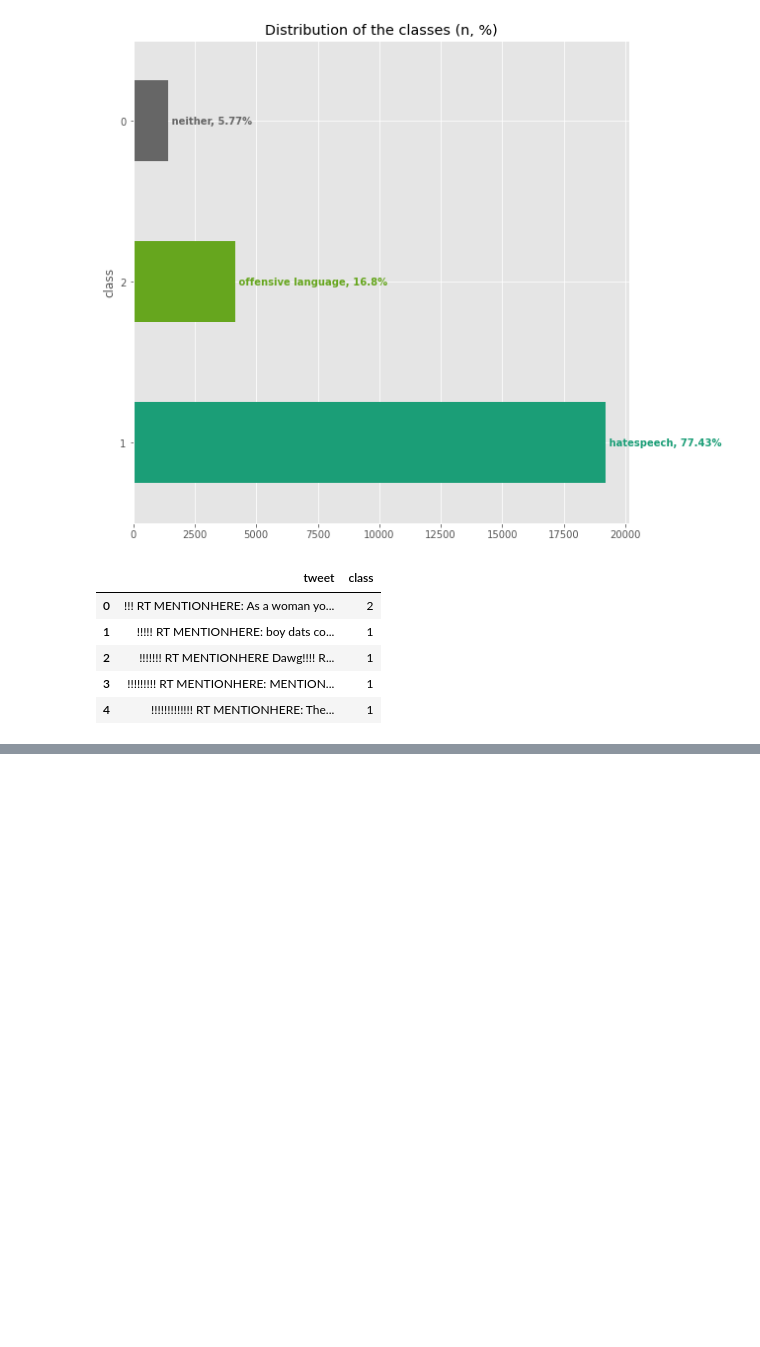
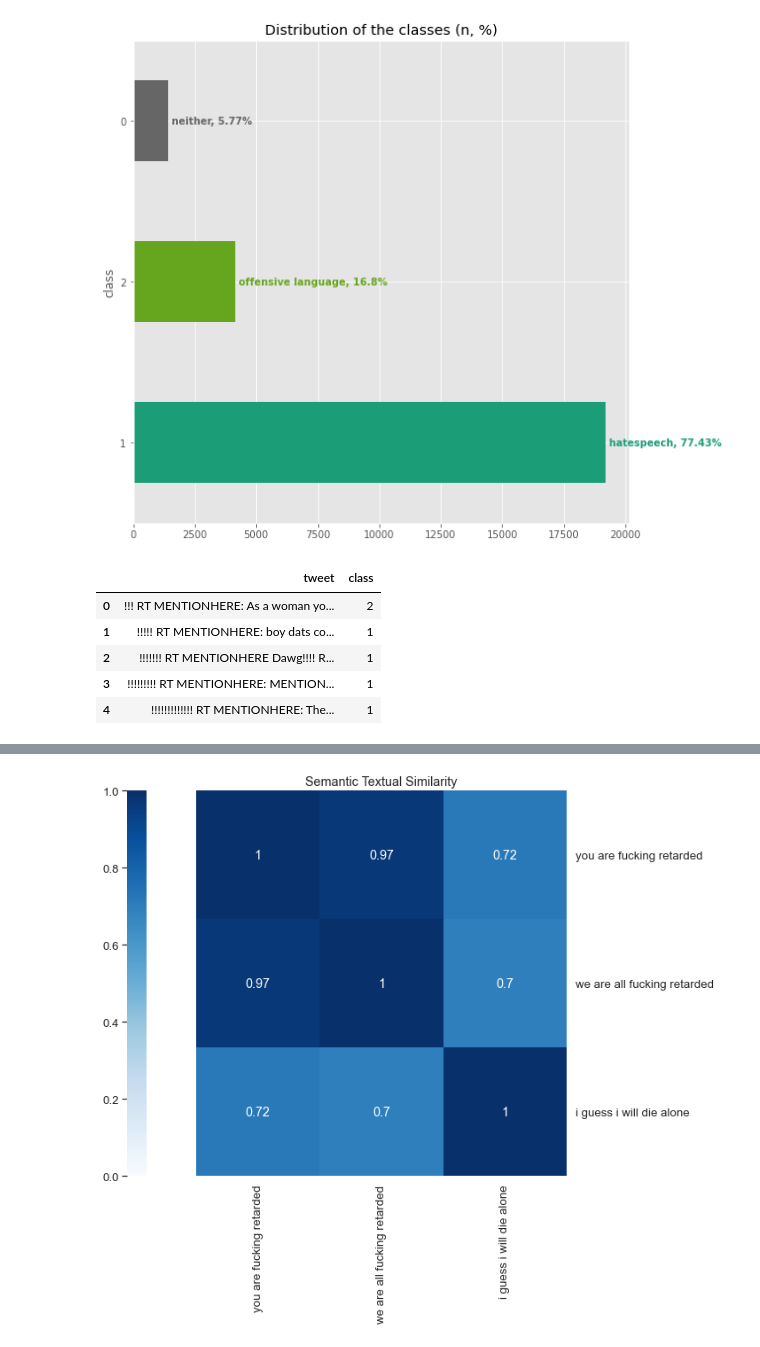
Before and after one commit to Meapy/FYP---Realtime-hatespeech-detection-on-discord-messages, a Jupyter notebook: Prototype3/main.ipynb, the cells around one changed output, grey strips where cells are left out. Saved outputs shown, nothing was run; the diff lists cells and outputs as text; code cells hidden in the pictures; blank space fills up the shorter version.

```diff
--- a/Prototype3/main.ipynb
+++ b/Prototype3/main.ipynb
@@ -129,0 +167,26 @@ x_train, x_test, y_train, y_test = train_test_split(dataset['tweets'], y, test_s
+# %%
+import seaborn as sns
+from sklearn.metrics.pairwise import cosine_similarity
+
+
+def plot_similarity(features, labels):
+  """Plot a similarity matrix of the embeddings."""
+  cos_sim = cosine_similarity(features)
+  fig = plt.figure(figsize=(10,8))
+  sns.set(font_scale=1.2)
+  cbar_kws=dict(use_gridspec=False, location="left")
+  g = sns.heatmap(
+      cos_sim, xticklabels=labels, yticklabels=labels,
+      vmin=0, vmax=1, annot=True, cmap="Blues",
+      cbar_kws=cbar_kws)
+  g.tick_params(labelright=True, labelleft=False)
+  g.set_yticklabels(labels, rotation=0)
+  g.set_title("Semantic Textual Similarity")
+
+reviews = ["you are fucking retarded",
+           "we are all fucking retarded",
+           "i guess i will die alone"]
+
+plot_similarity(get_embeddings(reviews), reviews)
+# %% [output]
+[figure, added]
```
Also changed, not shown: parts of 3 cells of this notebook, 2 other files.
